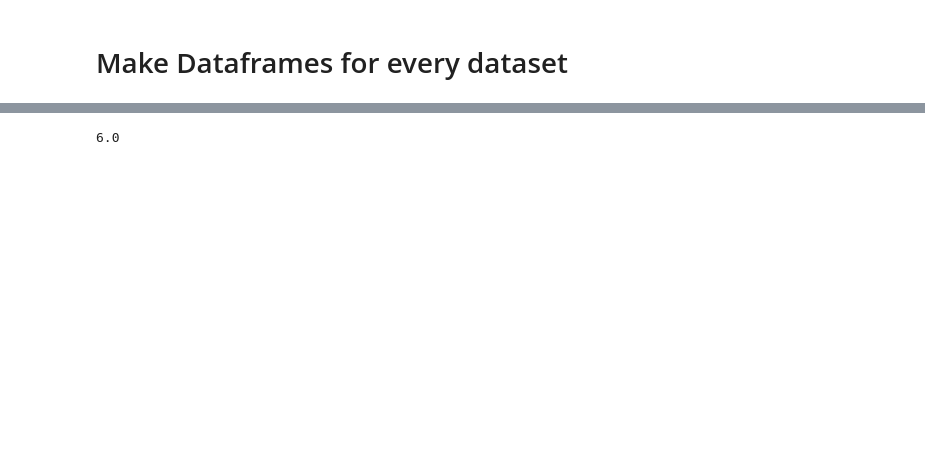
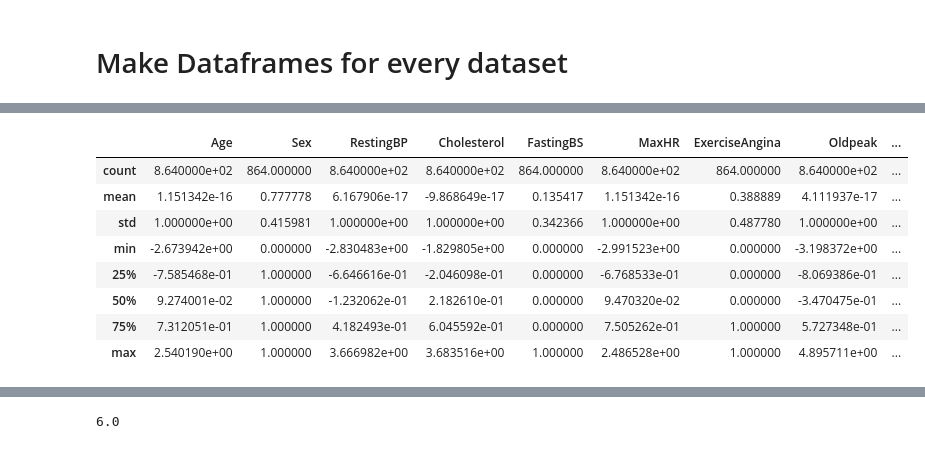
Before and after one commit to romyho-w/Thesis_FL_Ectrie, a Jupyter notebook: FL_HE_2/HE_fl may.ipynb, the cells around one changed output, grey strips where cells are left out. Saved outputs shown, nothing was run; the diff lists cells and outputs as text; code cells hidden in the pictures; blank space fills up the shorter version.

```diff
--- a/FL_HE_2/HE_fl may.ipynb
+++ b/FL_HE_2/HE_fl may.ipynb
@@ -86,0 +159,12 @@ for i in list(df_dict.keys()):
+# %%
+dfs3.describe()
+# %% [output]
+|  | Age | Sex | RestingBP | Cholesterol | FastingBS | MaxHR | ExerciseAngina | Oldpeak | ... |
+| count | 8.640000e+02 | 864.000000 | 8.640000e+02 | 8.640000e+02 | 864.000000 | 8.640000e+02 | 864.000000 | 8.640000e+02 | ... |
+| mean | 1.151342e-16 | 0.777778 | 6.167906e-17 | -9.868649e-17 | 0.135417 | 1.151342e-16 | 0.388889 | 4.111937e-17 | ... |
+| std | 1.000000e+00 | 0.415981 | 1.000000e+00 | 1.000000e+00 | 0.342366 | 1.000000e+00 | 0.487780 | 1.000000e+00 | ... |
+| min | -2.673942e+00 | 0.000000 | -2.830483e+00 | -1.829805e+00 | 0.000000 | -2.991523e+00 | 0.000000 | -3.198372e+00 | ... |
+| 25% | -7.585468e-01 | 1.000000 | -6.646616e-01 | -2.046098e-01 | 0.000000 | -6.768533e-01 | 0.000000 | -8.069386e-01 | ... |
+| 50% | 9.274001e-02 | 1.000000 | -1.232062e-01 | 2.182610e-01 | 0.000000 | 9.470320e-02 | 0.000000 | -3.470475e-01 | ... |
+| 75% | 7.312051e-01 | 1.000000 | 4.182493e-01 | 6.045592e-01 | 0.000000 | 7.505262e-01 | 1.000000 | 5.727348e-01 | ... |
+| max | 2.540190e+00 | 1.000000 | 3.666982e+00 | 3.683516e+00 | 1.000000 | 2.486528e+00 | 1.000000 | 4.895711e+00 | ... |
```
Also changed, not shown: parts of 18 cells of this notebook.
